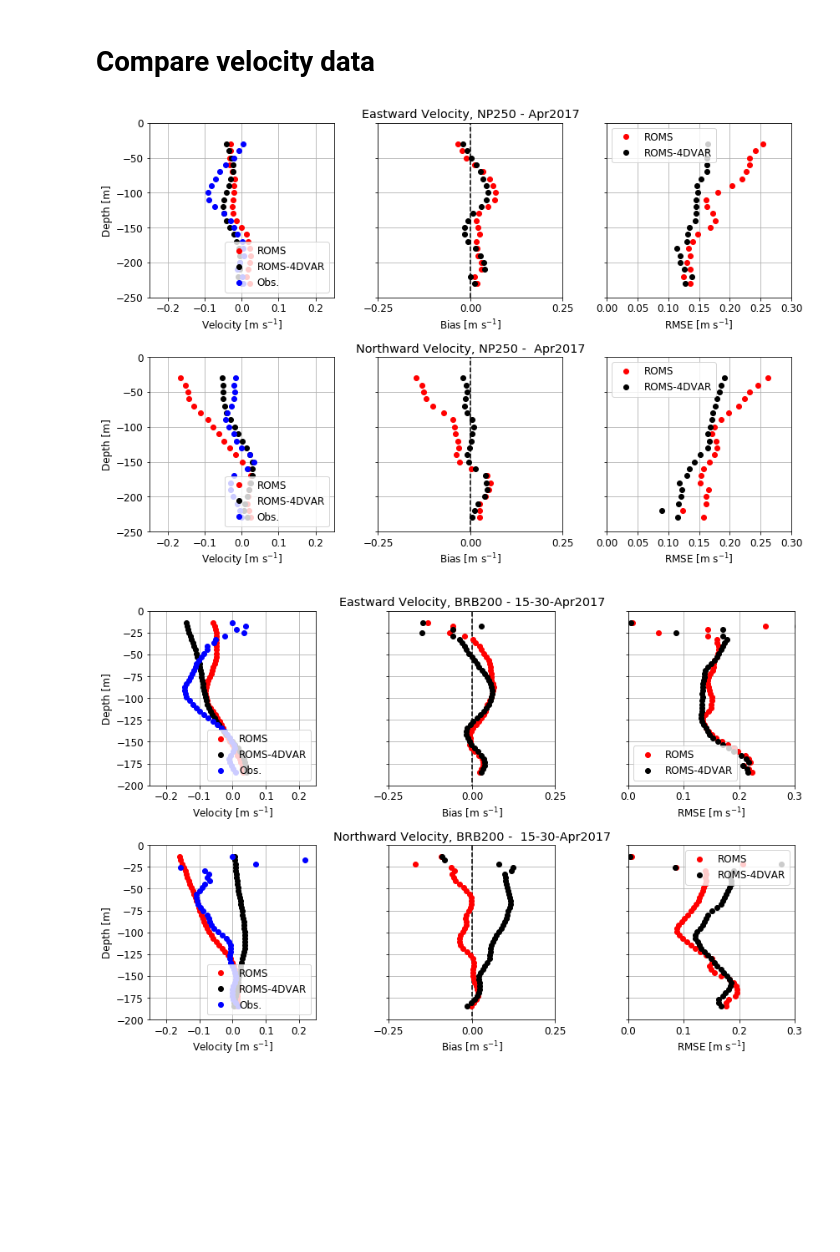
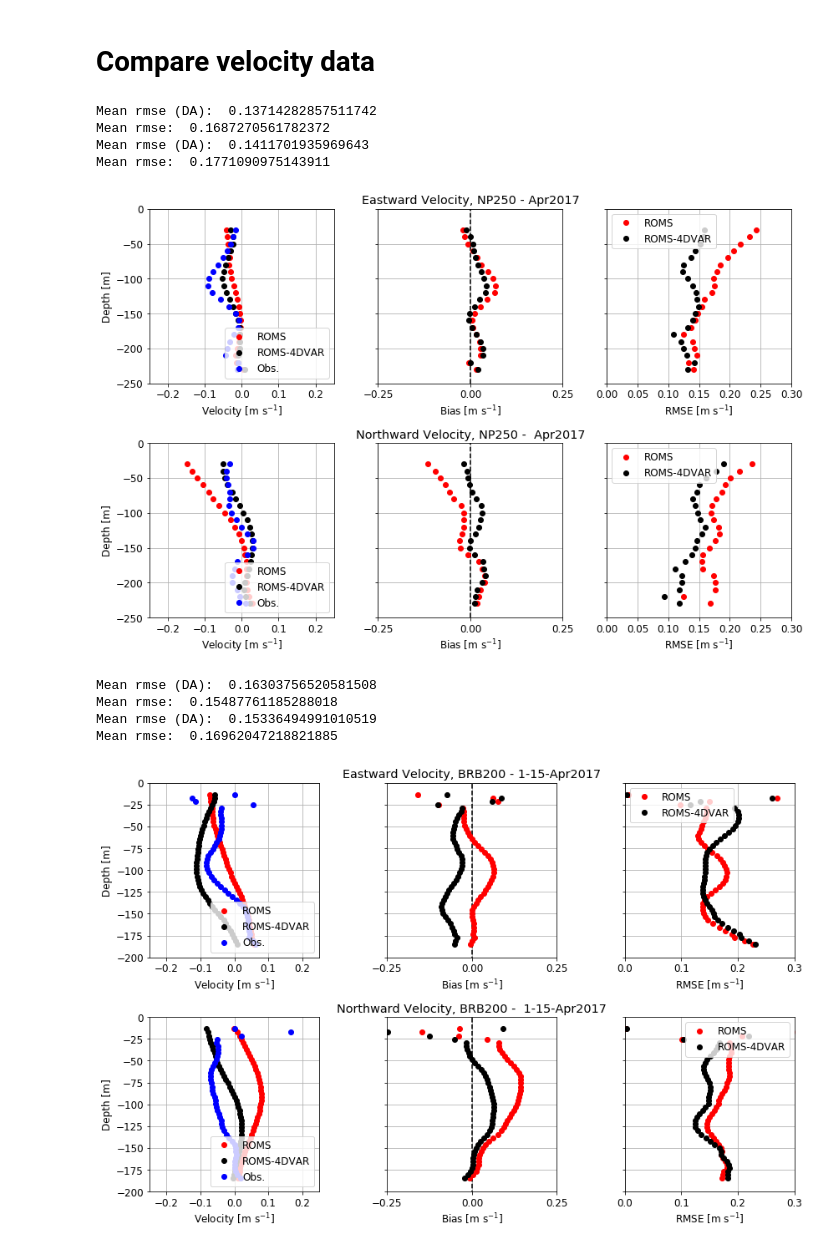
Before and after one commit to mrayson/roms_4dvar_browsebasin, a Jupyter notebook: NOTEBOOKS/compare_monthly_insitu_uvT.ipynb, the cells around one changed output. Drawn from its saved outputs; the diff is of its cells as text; code cells hidden in the pictures; blank space fills up the shorter version.

```diff
--- a/NOTEBOOKS/compare_monthly_insitu_uvT.ipynb
+++ b/NOTEBOOKS/compare_monthly_insitu_uvT.ipynb
@@ -67,6 +67,13 @@ def plot_da(mo_T, mo_T_da, titlestr):
     plt.legend(('ROMS','ROMS-4DVAR'), loc='best')
 
     plt.tight_layout()
+
+    idx = np.abs(mo_T_da.bias) < 4 # Large bias is bad obs...
+    print('Mean bias (DA): ',mo_T_da.bias[idx].mean())
+    print('Mean bias: ',mo_T.bias[idx].mean())
+    print('Mean rmse (DA): ',mo_T_da.rmse[idx].mean())
+    print('Mean rmse: ',mo_T.rmse[idx].mean())
+
 
     #plt.savefig('../FIGURES/IMOS_v_SUNTANS_%s_%s.png'%(icdatastr,stationT), dpi=150)
 
@@ -111,4 +118,10 @@ def plot_da_uv(mo_T, mo_T_da, titlestr, units='m s$^{-1}$', nrows=1, startrow=0,
 
     plt.tight_layout()
 
+
+    idx = np.abs(mo_T_da.meanObs) < 0.5 # Large mean is bad obs...
+
+    print('Mean rmse (DA): ',mo_T_da.rmse[idx].mean())
+    print('Mean rmse: ',mo_T.rmse[idx].mean())
+
     #plt.savefig('../FIGURES/IMOS_v_SUNT
@@ -260,9 +290,11 @@ Tobsraw = om.OceanMooring(dso['time'].values, dso['temperature'].values, dso['de
 print(Tobsraw.t[0],Tobsraw.t[-1])
 ######
 
-roms4dvarfile = '../DATA/ROMS_4DVAR_station_{}.nc'.format(sitename)#Tfile = '../DATA/UWA_KISSME_SP250_fixedheight_T.nc'
-romsfile = '../DATA/ROMS_NL_station_{}.nc'.format(sitename)#Tfile = '../DATA/UWA_KISSME_SP250_fixedheight_T.nc'
-
+# roms4dvarfile = '../DATA/ROMS_4DVAR_station_{}.nc'.format(sitename)
+# romsfile = '../DATA/ROMS_NL_station_{}.nc'.format(sitename)
+# Vtransform=2
+roms4dvarfile = '../DATA/ROMS_4DVAR_station_{}_v3.nc'.format(sitename)
+romsfile = '../DATA/ROMS_NL_station_{}_v3.nc'.format(sitename)
 
 zobs = Tobsraw.Z
 
@@ -285,7 +317,7 @@ def plot_dates(t1,t2, mydatestr):
     plt.figure(figsize=(12,4))
     titlestr = '{} - {}'.format(sitename, mydatestr)
     plot_da(mo_T, mo_T_da, titlestr)
-    outfile = '../FIGURES/InSitu_T_validation_4Dvar_{}_{}.png'.format(sitename, mydatestr.strip(' '))
+    outfile = '../FIGURES/InSitu_T_validation_4Dvar_{}_{}_v3.png'.format(sitename, mydatestr.strip(' '))
     print(outfile)
     return outfile
 
@@ -358,8 +394,12 @@ def load_velocity_mo(romsfile,  roms4dvarfile, obsvar, romsvar, t1, t2, loadfunc
 # %%
 sitename = 'NP250'
 
-roms4dvarfile = '../DATA/ROMS_4DVAR_station_{}.nc'.format(sitename)#Tfile = '../DATA/UWA_KISSME_SP250_fixedheight_T.nc'
-romsfile = '../DATA/ROMS_NL_station_{}.nc'.format(sitename)#Tfile = '../DATA/UWA_KISSME_SP250_fixedheight_T.nc'
+
+# roms4dvarfile = '../DATA/ROMS_4DVAR_station_{}.nc'.format(sitename)
+# romsfile = '../DATA/ROMS_NL_station_{}.nc'.format(sitename)
+# Vtransform=2
+roms4dvarfile = '../DATA/ROMS_4DVAR_station_{}_v3.nc'.format(sitename)
+romsfile = '../DATA/ROMS_NL_station_{}_v3.nc'.format(sitename)
 
 t1,t2 = np.datetime64('2017-04-03 00:00:00'),np.datetime64('2017-05-03 00:00:00')
 mydatestr = 'Apr2017'
@@ -376,7 +416,7 @@ plot_da_uv(mo_U, mo_U_da, titlestr, nrows=2, startrow=0)
 titlestr = 'Northward Velocity, {} -  {}'.format(sitename, mydatestr.strip(' '))
 plot_da_uv(mo_V, mo_V_da, titlestr, nrows=2, startrow=1)
 
-outfile = '../FIGURES/InSitu_UV_validation_4Dvar_{}_{}.png'.format(sitename, mydatestr.strip(' '))
+outfile = '../FIGURES/InSitu_UV_validation_4Dvar_{}_{}_v3.png'.format(sitename, mydatestr.strip(' '))
 plt.savefig(outfile, dpi=150)
 
 # # plot the surface velocty
@@ -412,35 +452,46 @@ plt.savefig(outfile, dpi=150)
 # outfile = '../FIGURES/InSitu_surfaceUV_timeseries_4Dvar_{}_{}.png'.format(stationT, days[fileno])
 # plt.savefig(outfile, dpi=150)
 # %% [output]
+Mean rmse (DA):  0.13714282857511742
+Mean rmse:  0.1687270561782372
+Mean rmse (DA):  0.1411701935969643
+Mean rmse:  0.1771090975143911
-[figure, old version]
+[figure, new version]
 # %%
 sitename = 'BRB200'
 
-roms4dvarfile = '../DATA/ROMS_4DVAR_station_{}.nc'.format(sitename)#Tfile = '../DATA/UWA_KISSME_SP250_fixedheight_T.nc'
-romsfile = '../DATA/ROMS_NL_station_{}.nc'.format(sitename)#Tfile = '../DATA/UWA_KISSME_SP250_fixedheight_T.nc'
+# roms4dvarfile = '../DATA/ROMS_4DVAR_station_{}.nc'.format(sitename)
+# romsfile = '../DATA/ROMS_NL_station_{}.nc'.format(sitename)
+# Vtransform=2
+roms4dvarfile = '../DATA/ROMS_4DVAR_station_{}_v3.nc'.format(sitename)
+romsfile = '../DATA/ROMS_NL_station_{}_v3.nc'.format(sitename)
 
-#t1,t2 = np.datetime64('2017-04-01 00:00:00'),np.datetime64('2017-04-15 00:00:00')
-#mydatestr = '1-15-Apr2017'
+t1,t2 = np.datetime64('2017-04-01 00:00:00'),np.datetime64('2017-04-15 00:00:00')
+mydatestr = '1-15-Apr2017'
 
-t1,t2 = np.datetime64('2017-04-15 00:00:00'),np.datetime64('2017-05-01 00:00:00')
-mydatestr = '15-30-Apr2017'
+# t1,t2 = np.datetime64('2017-04-15 00:00:00'),np.datetime64('2017-05-01 00:00:00')
+# mydatestr = '15-30-Apr2017'
 
 mo_U, mo_U_da = load_velocity_mo(romsfile,roms4dvarfile, 'u', 'u_eastward', t1,t2, load_uv_BRB200)
 mo_V, mo_V_da = load_velocity_mo(romsfile,roms4dvarfile, 'v', 'v_northward', t1,t2, load_uv_BRB200)
 
 # ####
 plt.figure(figsize=(12,8))
 titlestr = 'Eastward Velocity, {} - {}'.format(sitename, mydatestr.strip(' '))
 plot_da_uv(mo_U, mo_U_da, titlestr, nrows=2, startrow=0, ymin=-200)
 
 #plt.figure(figsize=(12,4))
 titlestr = 'Northward Velocity, {} -  {}'.format(sitename, mydatestr.strip(' '))
 plot_da_uv(mo_V, mo_V_da, titlestr, nrows=2, startrow=1, ymin=-200)
 
-outfile = '../FIGURES/InSitu_UV_validation_4Dvar_{}_{}.png'.format(sitename, mydatestr.strip(' '))
+outfile = '../FIGURES/InSitu_UV_validation_4Dvar_{}_{}_v3.png'.format(sitename, mydatestr.strip(' '))
 plt.savefig(outfile, dpi=150)
 # %% [output]
+Mean rmse (DA):  0.16303756520581508
+Mean rmse:  0.15487761185288018
+Mean rmse (DA):  0.15336494991010519
+Mean rmse:  0.16962047218821885
-[figure, old version]
+[figure, new version]
 # %%
 sitename = 'ITFTIS'
 
```
Also changed, not shown: parts of 5 cells of this notebook, 6 other files.
